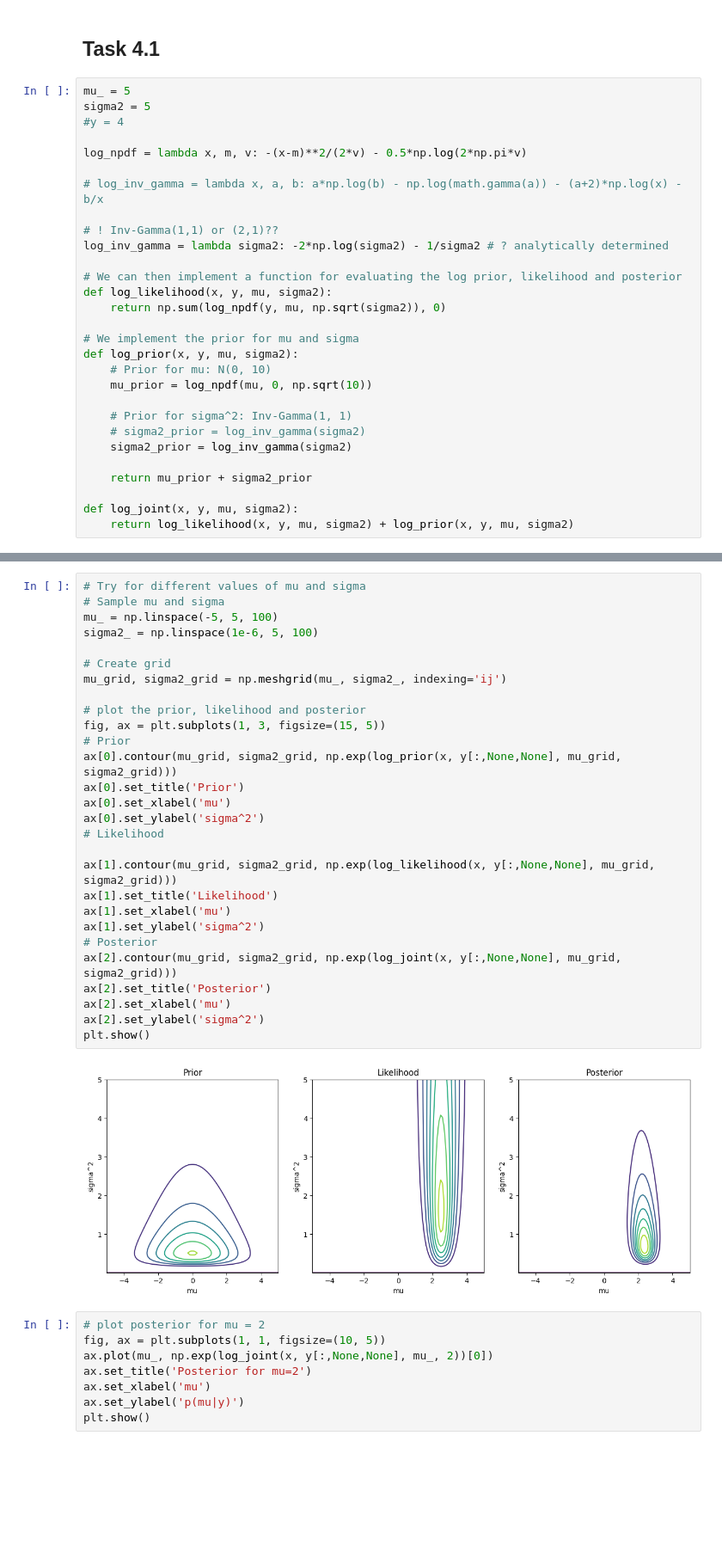
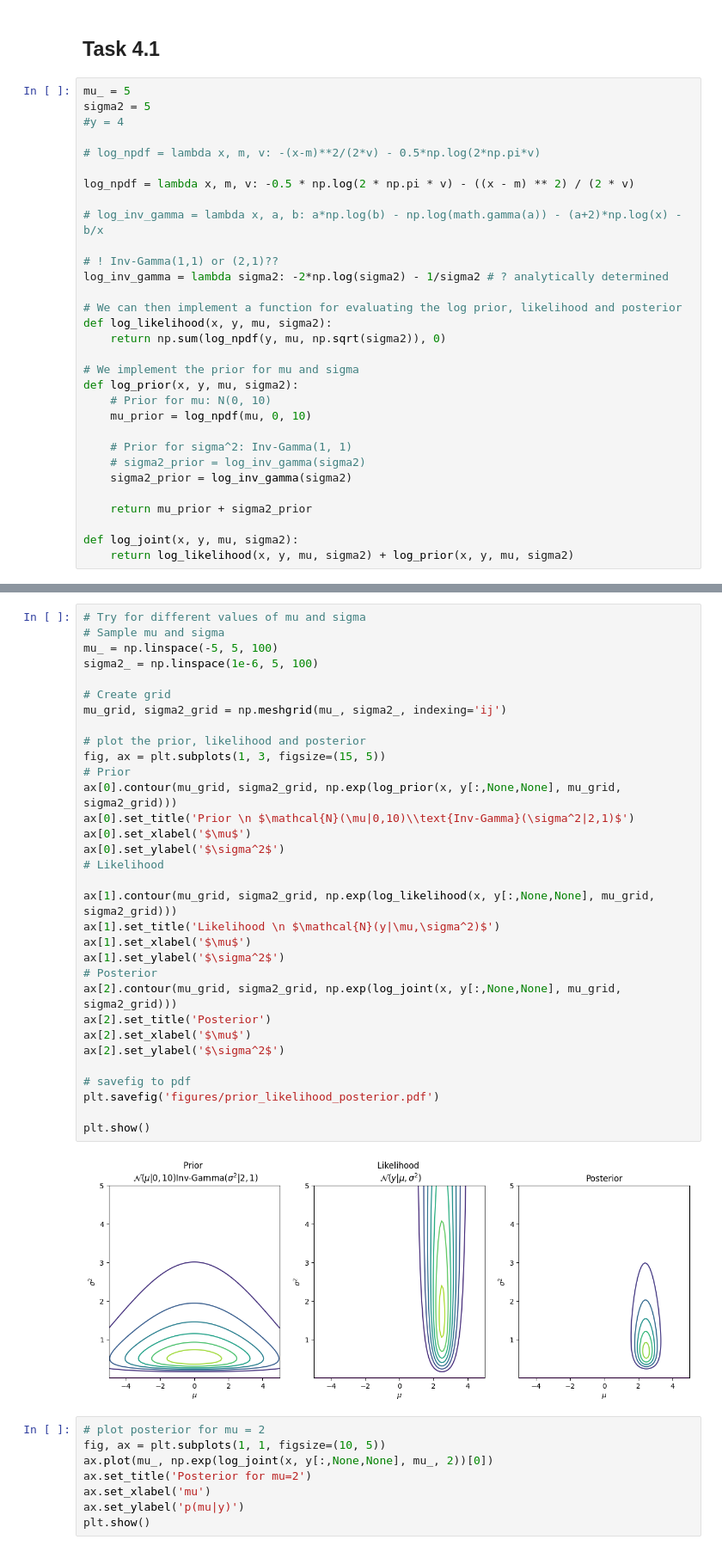
Before and after one commit to AndreasLF/02477-Assignment1, a Jupyter notebook: task4-implementation.ipynb, the cells around one changed output, grey strips where cells are left out. Shown: that part at 86% size. Saved outputs shown, nothing was run; the diff lists cells and outputs as text; blank space fills up the shorter version.

Commit message:
Fix log_npdf and save to pdf

```diff
--- a/task4-implementation.ipynb
+++ b/task4-implementation.ipynb
@@ -21,7 +21,9 @@ mu_ = 5
 sigma2 = 5
 #y = 4
 
-log_npdf = lambda x, m, v: -(x-m)**2/(2*v) - 0.5*np.log(2*np.pi*v)
+# log_npdf = lambda x, m, v: -(x-m)**2/(2*v) - 0.5*np.log(2*np.pi*v)
+
+log_npdf = lambda x, m, v: -0.5 * np.log(2 * np.pi * v) - ((x - m) ** 2) / (2 * v)
 
 # log_inv_gamma = lambda x, a, b: a*np.log(b) - np.log(math.gamma(a)) - (a+2)*np.log(x) - b/x
 
@@ -35,7 +37,7 @@ def log_likelihood(x, y, mu, sigma2):
 # We implement the prior for mu and sigma
 def log_prior(x, y, mu, sigma2):
     # Prior for mu: N(0, 10)
-    mu_prior = log_npdf(mu, 0, np.sqrt(10))
+    mu_prior = log_npdf(mu, 0, 10)
 
     # Prior for sigma^2: Inv-Gamma(1, 1)
     # sigma2_prior = log_inv_gamma(sigma2)
@@ -65,33 +67,37 @@ log_joint_values:  -20.859703684284018
 # %%
 # Try for different values of mu and sigma
 # Sample mu and sigma
 mu_ = np.linspace(-5, 5, 100)
 sigma2_ = np.linspace(1e-6, 5, 100)
 
 # Create grid
 mu_grid, sigma2_grid = np.meshgrid(mu_, sigma2_, indexing='ij')
 
 # plot the prior, likelihood and posterior
 fig, ax = plt.subplots(1, 3, figsize=(15, 5))
 # Prior
 ax[0].contour(mu_grid, sigma2_grid, np.exp(log_prior(x, y[:,None,None], mu_grid, sigma2_grid)))
-ax[0].set_title('Prior')
-ax[0].set_xlabel('mu')
-ax[0].set_ylabel('sigma^2')
+ax[0].set_title('Prior \n $\mathcal{N}(\mu|0,10)\\text{Inv-Gamma}(\sigma^2|2,1)$')
+ax[0].set_xlabel('$\mu$')
+ax[0].set_ylabel('$\sigma^2$')
 # Likelihood
 
 ax[1].contour(mu_grid, sigma2_grid, np.exp(log_likelihood(x, y[:,None,None], mu_grid, sigma2_grid)))
-ax[1].set_title('Likelihood')
-ax[1].set_xlabel('mu')
-ax[1].set_ylabel('sigma^2')
+ax[1].set_title('Likelihood \n $\mathcal{N}(y|\mu,\sigma^2)$')
+ax[1].set_xlabel('$\mu$')
+ax[1].set_ylabel('$\sigma^2$')
 # Posterior
 ax[2].contour(mu_grid, sigma2_grid, np.exp(log_joint(x, y[:,None,None], mu_grid, sigma2_grid)))
 ax[2].set_title('Posterior')
-ax[2].set_xlabel('mu')
-ax[2].set_ylabel('sigma^2')
+ax[2].set_xlabel('$\mu$')
+ax[2].set_ylabel('$\sigma^2$')
+
+# savefig to pdf
+plt.savefig('figures/prior_likelihood_posterior.pdf')
+
 plt.show()
 # %% [output]
-[figure, old version]
+[figure, new version]
 # %%
 # plot posterior for mu = 2
 fig, ax = plt.subplots(1, 1, figsize=(10, 5))
```
Also changed, not shown: parts of 1 cell of this notebook, 1 other file.
